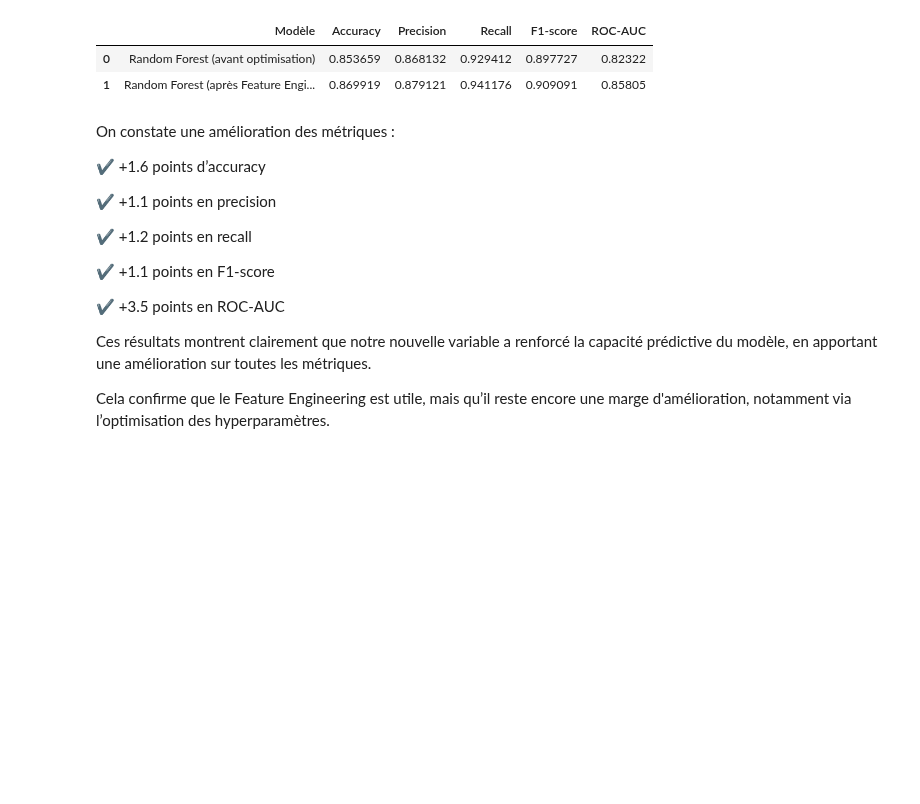
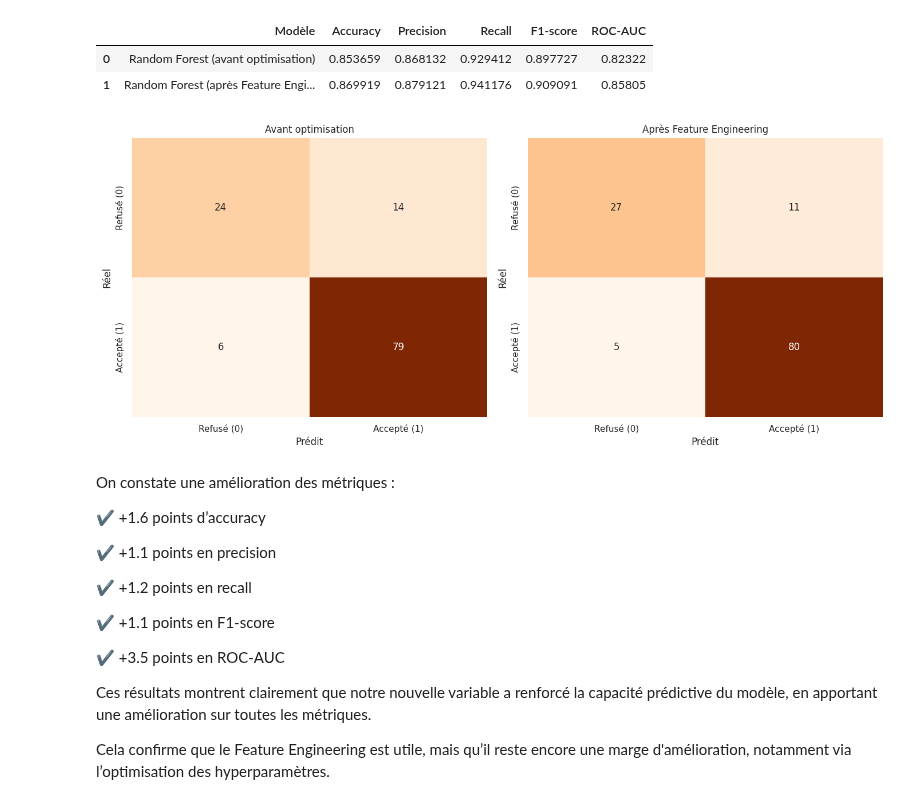
Before and after one commit to ach224/Prediction_eligibilite_pret_bancaire, a Jupyter notebook: Projet_1_–_Prédiction_de_l’éligibilité_à_un_prêt_bancaire.ipynb, the cells around one changed output. Drawn from its saved outputs; the diff is of its cells as text; code cells hidden in the pictures; blank space fills up the shorter version.

Commit message:
Matrice de confusion

```diff
--- a/Projet_1_–_Prédiction_de_l’éligibilité_à_un_prêt_bancaire.ipynb
+++ b/Projet_1_–_Prédiction_de_l’éligibilité_à_un_prêt_bancaire.ipynb
@@ -1011,3 +1009,31 @@ Shape de y: (614,)
+# %%
+# Matrices de confusion
+fig, axes = plt.subplots(1, 2, figsize=(14, 6))
+
+# Matrice de confusion avant optimisation
+cm1 = confusion_matrix(y_test, y_pred)
+sns.heatmap(cm1, annot=True, fmt="d", cmap="Oranges", cbar=False,
+            ax=axes[0],
+            xticklabels=["Refusé (0)", "Accepté (1)"],
+            yticklabels=["Refusé (0)", "Accepté (1)"])
+axes[0].set_title("Avant optimisation")
+axes[0].set_xlabel("Prédit")
+axes[0].set_ylabel("Réel")
+
+# Matrice de confusion après Feature Engineering
+cm2 = confusion_matrix(y_test, y_pred_after_fe)
+sns.heatmap(cm2, annot=True, fmt="d", cmap="Oranges", cbar=False,
+            ax=axes[1],
+            xticklabels=["Refusé (0)", "Accepté (1)"],
+            yticklabels=["Refusé (0)", "Accepté (1)"])
+axes[1].set_title("Après Feature Engineering")
+axes[1].set_xlabel("Prédit")
+axes[1].set_ylabel("Réel")
+
+plt.tight_layout()
+plt.show()
+# %% [output]
+[figure, added]
 # %% [markdown]
 On constate une amélioration des métriques :
 
```
Also changed, not shown: parts of 1 cell of this notebook.
